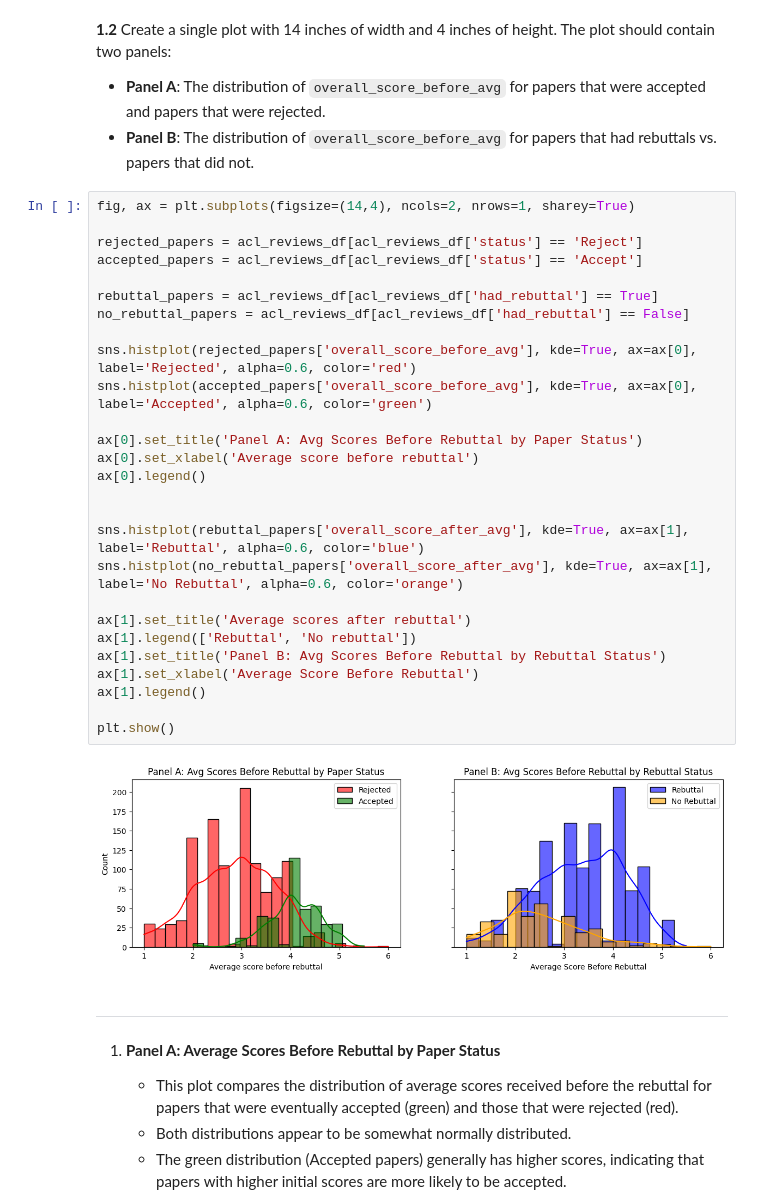
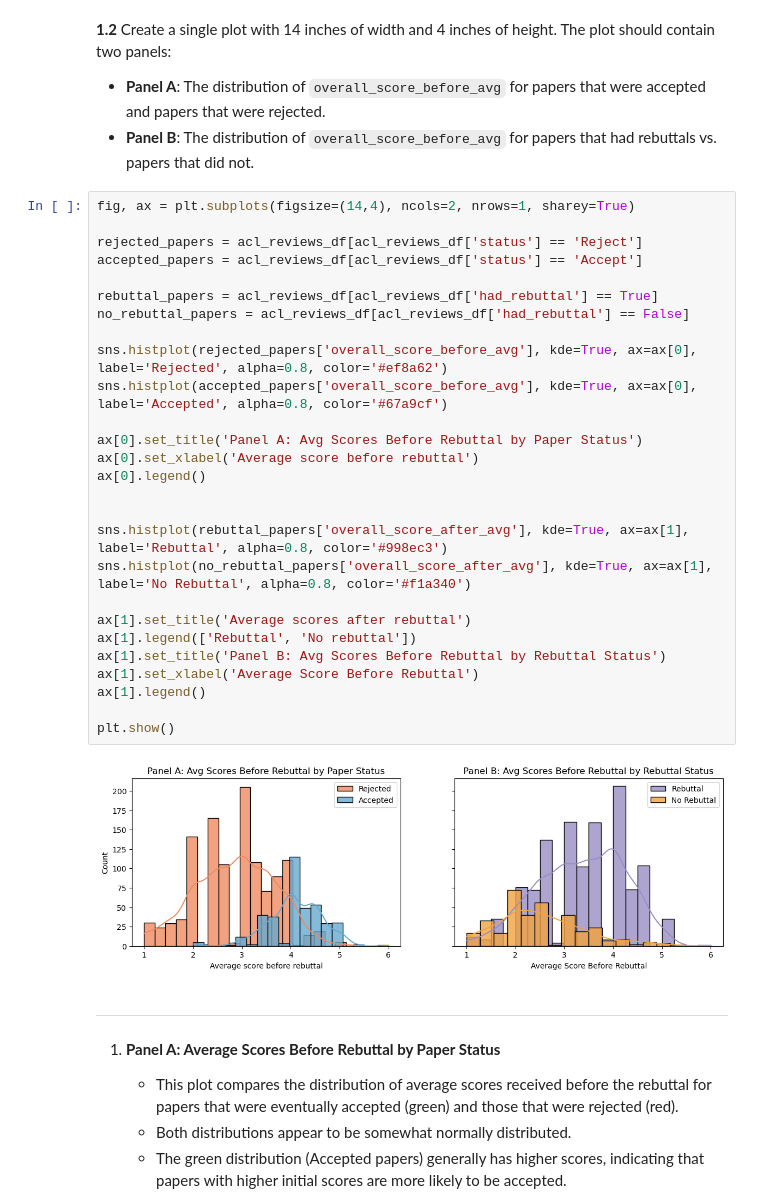
Before and after one commit to aristo6253/epfl-ada-ada-2023-homework-2-adaknow, a Jupyter notebook: hw2.ipynb, the cells around one changed output. Saved outputs shown, nothing was run; the diff lists cells and outputs as text.

Commit message:
added colorblind safe colors

```diff
--- a/hw2.ipynb
+++ b/hw2.ipynb
@@ -221,32 +221,32 @@ acl_reviews_df[acl_reviews_df['tmp_id'] == 'P17']
 # %%
 fig, ax = plt.subplots(figsize=(14,4), ncols=2, nrows=1, sharey=True)
 
 rejected_papers = acl_reviews_df[acl_reviews_df['status'] == 'Reject']
 accepted_papers = acl_reviews_df[acl_reviews_df['status'] == 'Accept']
 
 rebuttal_papers = acl_reviews_df[acl_reviews_df['had_rebuttal'] == True]
 no_rebuttal_papers = acl_reviews_df[acl_reviews_df['had_rebuttal'] == False]
 
-sns.histplot(rejected_papers['overall_score_before_avg'], kde=True, ax=ax[0], label='Rejected', alpha=0.6, color='red')
-sns.histplot(accepted_papers['overall_score_before_avg'], kde=True, ax=ax[0], label='Accepted', alpha=0.6, color='green')
+sns.histplot(rejected_papers['overall_score_before_avg'], kde=True, ax=ax[0], label='Rejected', alpha=0.8, color='#ef8a62')
+sns.histplot(accepted_papers['overall_score_before_avg'], kde=True, ax=ax[0], label='Accepted', alpha=0.8, color='#67a9cf')
 
 ax[0].set_title('Panel A: Avg Scores Before Rebuttal by Paper Status')
 ax[0].set_xlabel('Average score before rebuttal')
 ax[0].legend()
 
 
-sns.histplot(rebuttal_papers['overall_score_after_avg'], kde=True, ax=ax[1], label='Rebuttal', alpha=0.6, color='blue')
-sns.histplot(no_rebuttal_papers['overall_score_after_avg'], kde=True, ax=ax[1], label='No Rebuttal', alpha=0.6, color='orange')
+sns.histplot(rebuttal_papers['overall_score_after_avg'], kde=True, ax=ax[1], label='Rebuttal', alpha=0.8, color='#998ec3')
+sns.histplot(no_rebuttal_papers['overall_score_after_avg'], kde=True, ax=ax[1], label='No Rebuttal', alpha=0.8, color='#f1a340')
 
 ax[1].set_title('Average scores after rebuttal')
 ax[1].legend(['Rebuttal', 'No rebuttal'])
 ax[1].set_title('Panel B: Avg Scores Before Rebuttal by Rebuttal Status')
 ax[1].set_xlabel('Average Score Before Rebuttal')
 ax[1].legend()
 
 plt.show()
 # %% [output]
-[figure, old version]
+[figure, new version]
 # %% [markdown]
 ___
 
```
